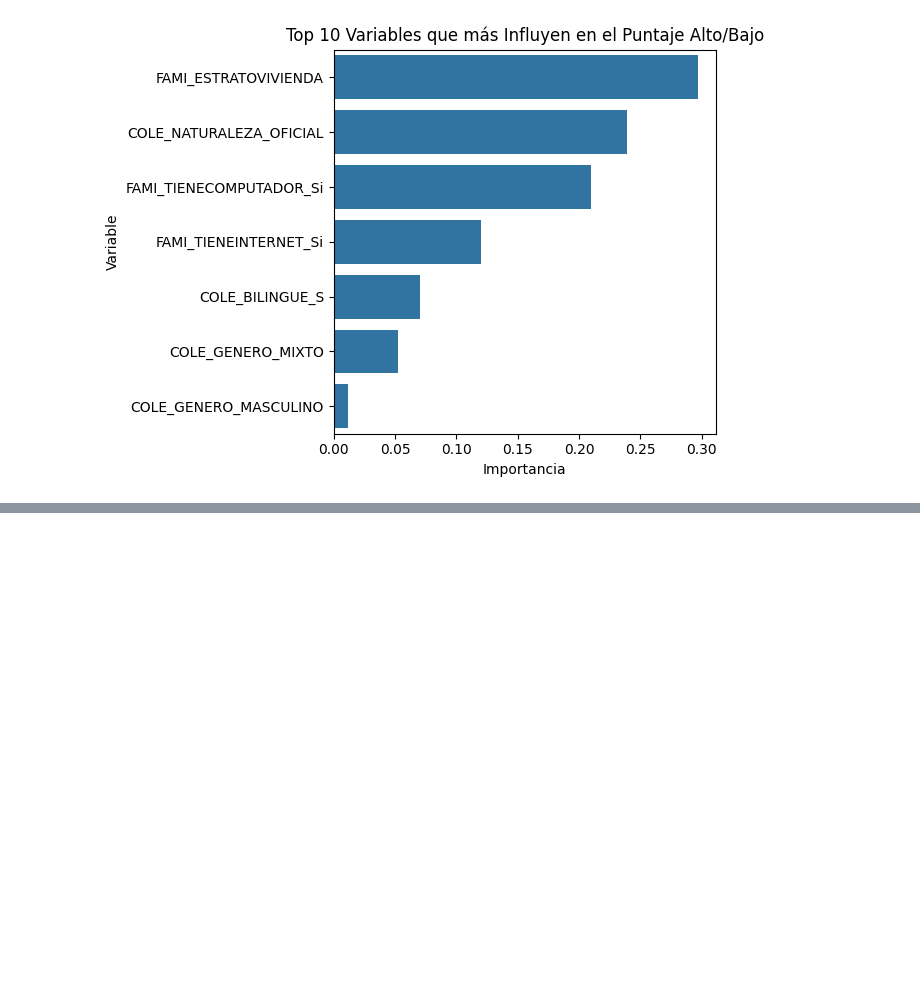
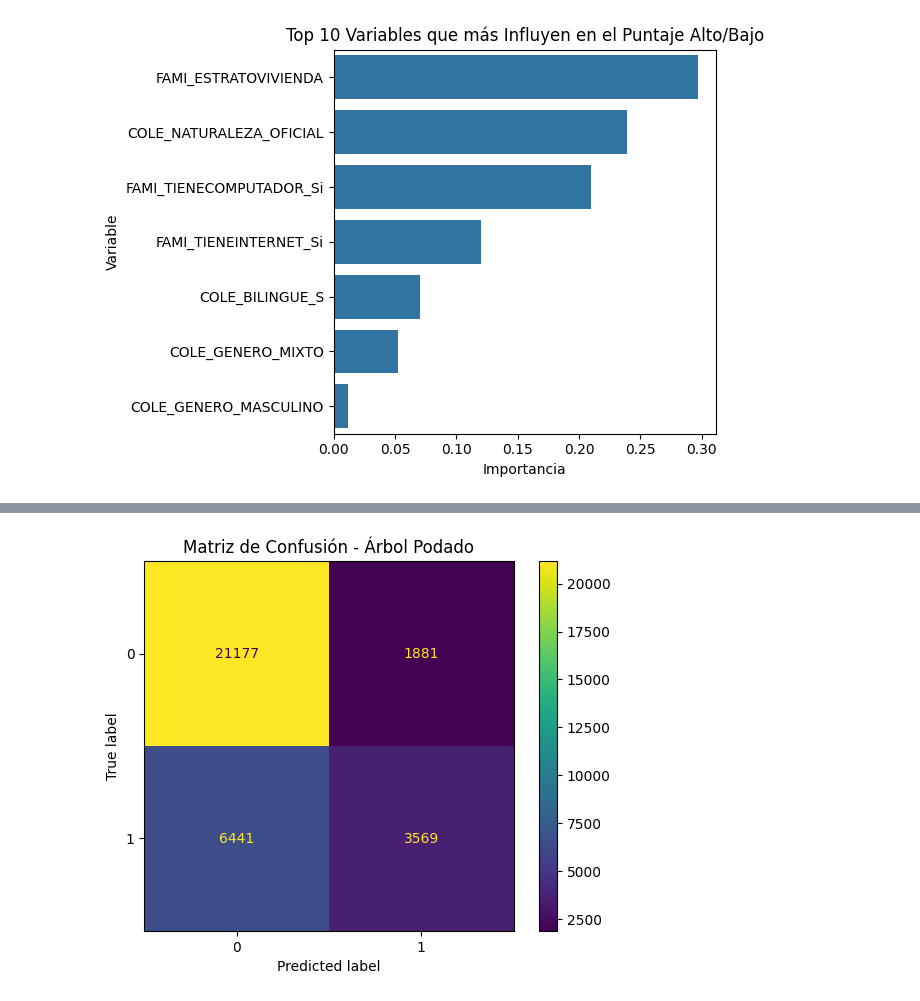
Before and after one commit to MiguelVel95/EspecMiguel, a Jupyter notebook: Trabajo Final/TrabajoFinal.ipynb, the cells around one changed output, grey strips where cells are left out. Cells and saved outputs as stored; diff of their text form; code cells hidden in the pictures; blank space fills up the shorter version.

```diff
--- a/Trabajo Final/TrabajoFinal.ipynb
+++ b/Trabajo Final/TrabajoFinal.ipynb
@@ -568,0 +653,6 @@ plt.show()
+# %%
+ConfusionMatrixDisplay.from_estimator(tree_pruned, X_test, y_test)
+plt.title("Matriz de Confusión - Árbol Podado")
+plt.show()
+# %% [output]
+[figure, added]
```
Also changed, not shown: parts of 14 cells of this notebook, 1 other file.
